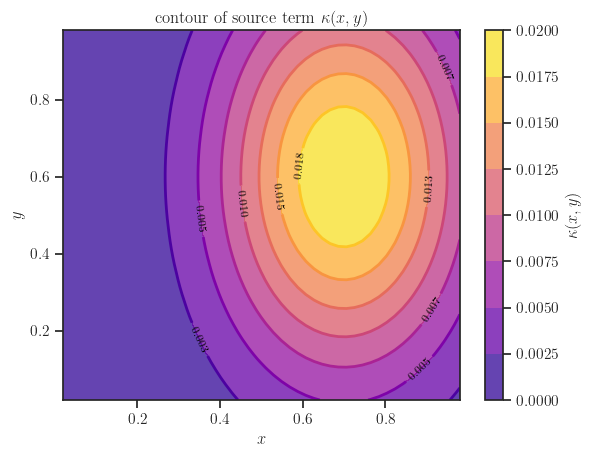
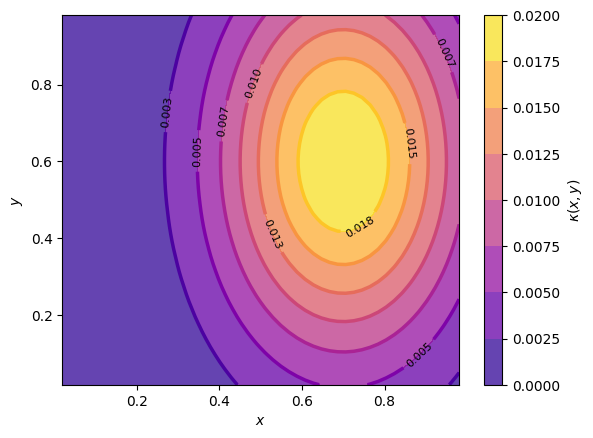
The notebook cell's code change between the first figure and the second:
--- before
+++ after
@@ -2,8 +2,10 @@
 plt.colorbar(label=r'$\kappa(x,y)$')
 
-c = plt.contour(X, Y, k, levels=8, cmap='plasma', linewidths=2)
+c = plt.contour(X, Y, k, levels=8, cmap='plasma', linewidths=2.5)
 clabels = plt.clabel(c, inline=True, fontsize=8, colors='black', fmt='%.3f')
 
-plt.title(r'contour of source term $\kappa(x,y)$')
+# plt.title(r'contour of source term $\kappa(x,y)$')
 plt.xlabel(r'$x$')
 plt.ylabel(r'$y$')
+
+plt.savefig('contour_kappa.png', dpi=300)

Commit: transient solution